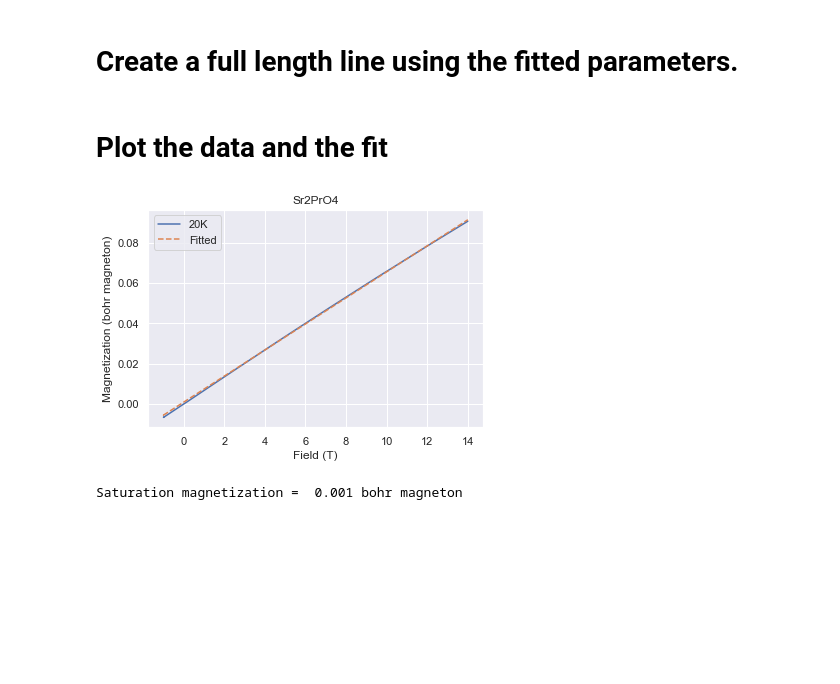
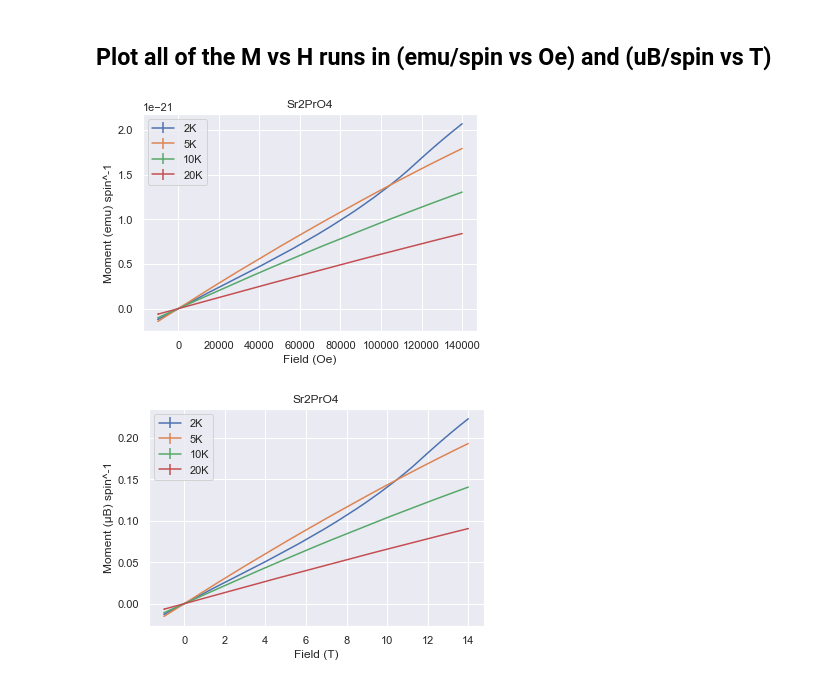
Before and after one commit to JensenKaplan/ActiveResearch, a Jupyter notebook: MvsH/M_vs_H.ipynb, the cells around one changed output. Saved outputs shown, nothing was run; the diff lists cells and outputs as text; code cells hidden in the pictures; blank space fills up the shorter version.

```diff
--- a/MvsH/M_vs_H.ipynb
+++ b/MvsH/M_vs_H.ipynb
@@ -121,6 +37,0 @@ plt.show()
-# %%
-temp = '20K'
-curRun = data[temp] #loading the data from my current run
-H = curRun[0]
-M = curRun[1]
-Err = curRun[2]
@@ -130,10 +37,0 @@ Err = curRun[2]
-# %%
-fieldRange = [0,14]
-newH = []
-newM = []
-newErr = []
-for i in range(len(curRun[0])):
-    if (H[i] >= fieldRange[0] and H[i] <= fieldRange[1]):
-        newH.append(H[i])
-        newM.append(M[i])
-        newErr.append(Err[i])
@@ -146,2 +37,0 @@ fitted = linModel.fit(newM, x = newH, weights = newErr)
-# %% [markdown]
-# Create a full length line using the fitted parameters.
@@ -152,15 +38,39 @@ for i in H:
-# %% [markdown]
-# Plot the data and the fit
-# %%
-plt.plot(H,M, label = temp)
-plt.plot(H,MLine, linestyle = '--', label = 'Fitted')
-plt.xlabel('Field (T)')
-plt.ylabel('Magnetization (bohr magneton)')
-plt.legend()
-plt.title(comp)
-plt.show()
-
-print('Saturation magnetization =  {:.3f} bohr magneton'.format(fitted.params['intercept'].value))
-# %% [output]
-[figure, removed]
-Saturation magnetization =  0.001 bohr magneton
+# %% [markdown]
+## Plot all of the M vs H runs in (emu/spin vs Oe) and (uB/spin vs T)
+# %%
+# Normalize measurement to spin^-1
+# Plot the data in both Emu/Oe and uB/T
+#####################################################################################################################################################################
+MHdata = {} #Data will be normalized and stored in Emu/Oe. Conversions to uB/T are done as needed.
+
+# Normalizes and stores data as well as plotting in Emu/Oe for all temperatures.
+plt.figure()
+for i in runs:
+    M, H, Err, mass, T = getData(i,MHDir,who = who, dataType = 'MH')
+    M = normalize(M,mass,molweight,'spin')
+    Err = normalize(Err,mass,molweight,'spin')
+    MHdata[T] = [M,H,Err,mass,i]
+    plt.errorbar(H, M, yerr = Err, label = T)
+plt.title(comp)
+plt.ylabel('Moment (emu) spin^-1')
+plt.xlabel('Field (Oe)')
+plt.legend()
+
+
+#Plot in uB/T for all temperatures
+plt.figure()
+for i in MHdata.keys():
+    M,H,Err,Mass,T = MHdata[i]
+    M = emuToBohr2(M)
+    H = oeToTesla(H)
+    Err = emuToBohr2(Err)
+    plt.errorbar(H,M, yerr = Err,label = i)
+plt.title(comp)
+plt.ylabel('Moment (\N{GREEK SMALL LETTER MU}B) spin^-1')
+plt.xlabel('Field (T)')
+plt.legend()
+plt.show()
+#####################################################################################################################################################################
+# %% [output]
+[figure, added]
+[figure, added]
```
Also changed, not shown: parts of 21 cells of this notebook.
